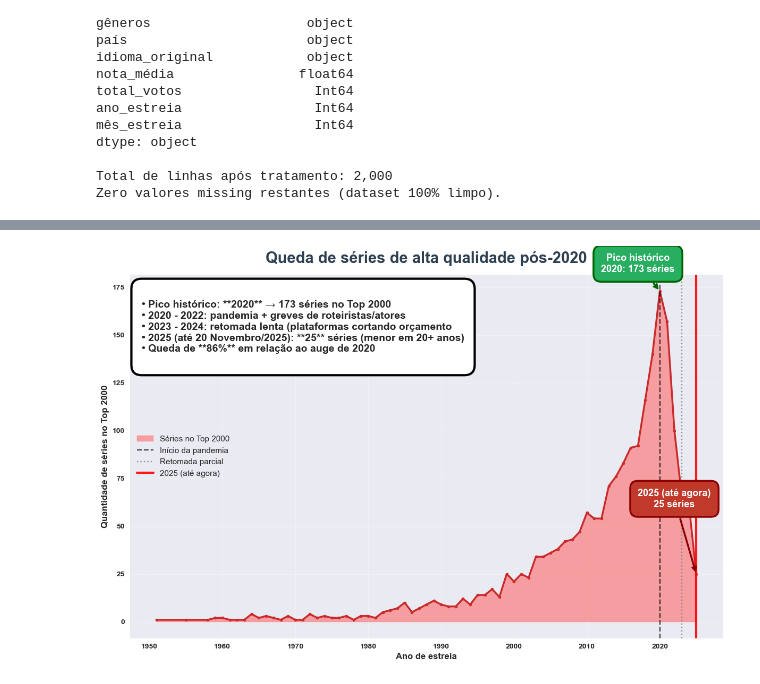
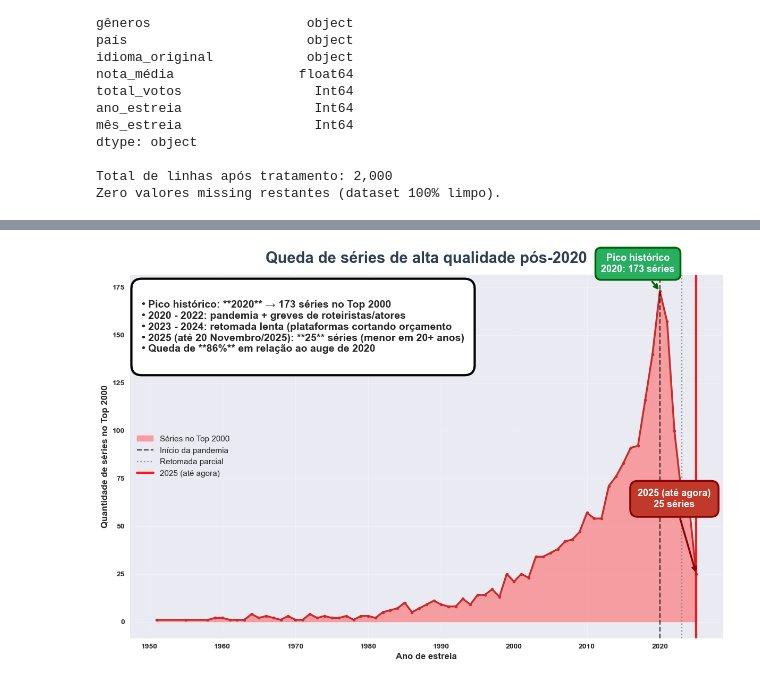
Before and after one commit to PabloAim/top_rated_2000webseries, a Jupyter notebook: top_rated_2000webseries.ipynb, the cells around one changed output, grey strips where cells are left out. Saved outputs shown, nothing was run; the diff lists cells and outputs as text; code cells hidden in the pictures.

```diff
--- a/top_rated_2000webseries.ipynb
+++ b/top_rated_2000webseries.ipynb
@@ -609,35 +424,35 @@ plt.annotate(f'Pico histórico\n{pico_ano}: {pico_valor} séries',
              xy=(pico_ano, pico_valor),
              xytext=(pico_ano-3, pico_valor+10),
              arrowprops=dict(arrowstyle='->', color='darkgreen', lw=2.5),
              fontsize=13, fontweight='bold', color='white', ha='center',
-             bbox=dict(facecolor='#27ae60', edgecolor='darkgreen', boxstyle='round,pad=0.8', lw=2.5))
+             bbox=dict(facecolor='#27ae60', edgecolor='darkgreen', boxstyle='round,pad=0.6', lw=2.5))
 
 # Anotação de 2025 - Caixa Vermelha
 plt.annotate(f'2025 (até agora)\n{fundo_2025} séries',
              xy=(2025, fundo_2025),
              xytext=(2022, fundo_2025 + 35),
              arrowprops=dict(arrowstyle='->', color='darkred', lw=2.5),
              fontsize=13, fontweight='bold', color='white', ha='center',
              bbox=dict(facecolor='#c0392b', edgecolor='darkred', boxstyle='round,pad=0.8', lw=2.5))
 
 
 # Visão Estratégica
 insight_text = f"""
 • Pico histórico: **{pico_ano}** → {pico_valor} séries no Top 2000
 • 2020 - 2022: pandemia + greves de roteiristas/atores
 • 2023 - 2024: retomada lenta (plataformas cortando orçamento
 • 2025 (até 20 Novembro/2025): **{fundo_2025}** séries (menor em 20+ anos)
 • Queda de **{queda_percentual:.0f}%** em relação ao auge de 2020
 """
 
 bbox_props = dict(boxstyle="round,pad=1", facecolor="white", edgecolor="black", linewidth=3)
 plt.text(0.02, 0.96, insight_text, transform=plt.gca().transAxes, fontsize=14,
          fontweight='bold', verticalalignment='top', bbox=bbox_props)
 
 plt.tight_layout()
 plt.show()
 # %% [output]
-[figure, old version]
+[figure, new version]
 # %%
 # 11: Top 10 gêneros: Quantidade vs. Qualidade
 
```
Also changed, not shown: parts of 8 cells of this notebook, 10 other files.
